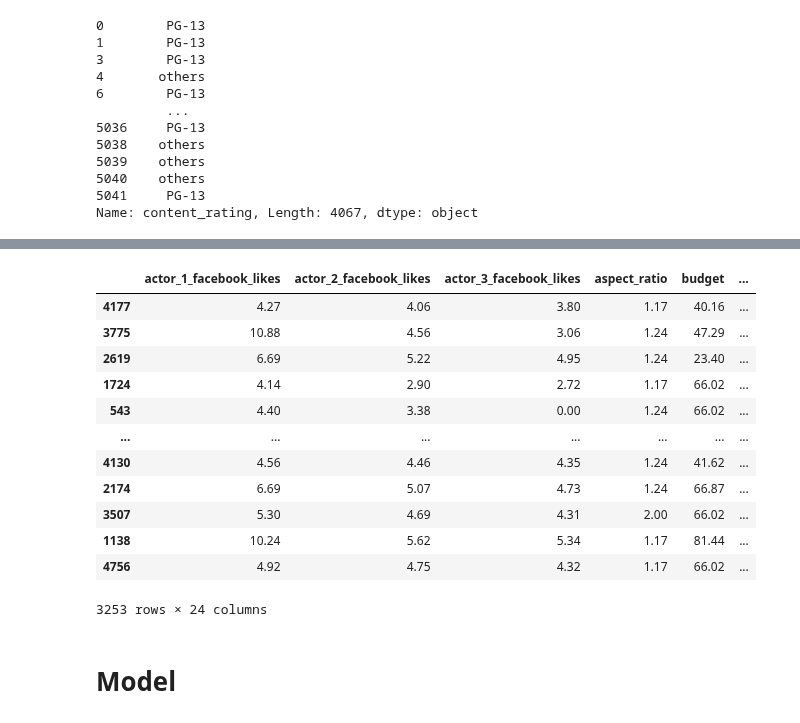
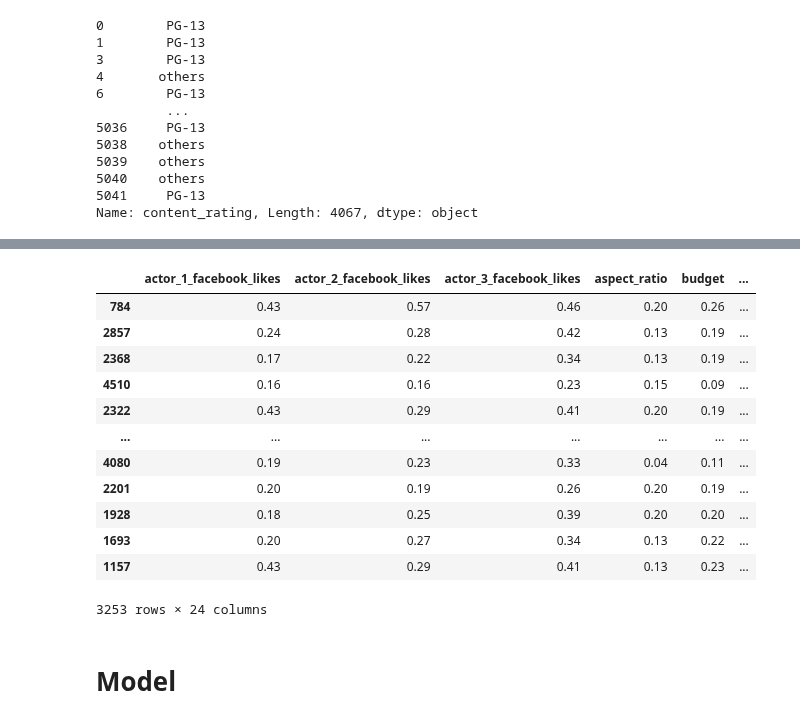
Before and after one commit to tontan2545/Big-Data-and-Artificial-Intelligence, a Jupyter notebook: W11_SVM/W11_SVM.ipynb, the cells around one changed output, grey strips where cells are left out. Cells and saved outputs as stored; diff of their text form; code cells hidden in the pictures.

```diff
--- a/W11_SVM/W11_SVM.ipynb
+++ b/W11_SVM/W11_SVM.ipynb
@@ -202,3 +203,10 @@ num_user_for_reviews         0
 num_voted_users              0
 title_year                   0
 dtype: int64
+# %%
+numeric_columns = X_train._get_numeric_data().columns
+categorical_columns = set(X_train.columns) - set(numeric_columns)
+scaler = MinMaxScaler()
+X_train_numeric = pd.DataFrame(scaler.fit_transform(X_train[numeric_columns]), columns=numeric_columns, index=X_train.index)
+X_test_numeric = pd.DataFrame(scaler.fit_transform(X_test[numeric_columns]), columns=numeric_columns, index=X_test.index)
+X_test_numeric
@@ -204,0 +227,4 @@ dtype: int64
+# %%
+X_train_scaled = pd.concat([X_train_numeric, X_train[categorical_columns]], axis=1)
+X_test_scaled = pd.concat([X_test_numeric, X_test[categorical_columns]], axis=1)
+X_test_scaled
@@ -205,27 +245,27 @@ dtype: int64
 # %%
 def one_hot_encode(X):
     X_copy = X.copy()
     cols = X_copy.select_dtypes(include=["object"]).columns
     for col in cols:
         X_copy = pd.concat([X_copy, pd.get_dummies(X_copy[col], prefix=col)], axis=1)
         X_copy.drop(col, axis=1, inplace=True)
     return X_copy
-X_train = one_hot_encode(X_train)
-X_test = one_hot_encode(X_test)
-X_train
+X_train_scaled = one_hot_encode(X_train_scaled)
+X_test_scaled = one_hot_encode(X_test_scaled)
+X_train_scaled
 # %% [output]
 |  | actor_1_facebook_likes | actor_2_facebook_likes | actor_3_facebook_likes | aspect_ratio | budget | ... |
-| 4177 | 4.27 | 4.06 | 3.80 | 1.17 | 40.16 | ... |
-| 3775 | 10.88 | 4.56 | 3.06 | 1.24 | 47.29 | ... |
-| 2619 | 6.69 | 5.22 | 4.95 | 1.24 | 23.40 | ... |
-| 1724 | 4.14 | 2.90 | 2.72 | 1.17 | 66.02 | ... |
-| 543 | 4.40 | 3.38 | 0.00 | 1.24 | 66.02 | ... |
+| 784 | 0.43 | 0.57 | 0.46 | 0.20 | 0.26 | ... |
+| 2857 | 0.24 | 0.28 | 0.42 | 0.13 | 0.19 | ... |
+| 2368 | 0.17 | 0.22 | 0.34 | 0.13 | 0.19 | ... |
+| 4510 | 0.16 | 0.16 | 0.23 | 0.15 | 0.09 | ... |
+| 2322 | 0.43 | 0.29 | 0.41 | 0.20 | 0.19 | ... |
 | ... | ... | ... | ... | ... | ... | ... |
-| 4130 | 4.56 | 4.46 | 4.35 | 1.24 | 41.62 | ... |
-| 2174 | 6.69 | 5.07 | 4.73 | 1.24 | 66.87 | ... |
-| 3507 | 5.30 | 4.69 | 4.31 | 2.00 | 66.02 | ... |
-| 1138 | 10.24 | 5.62 | 5.34 | 1.17 | 81.44 | ... |
-| 4756 | 4.92 | 4.75 | 4.32 | 1.17 | 66.02 | ... |
+| 4080 | 0.19 | 0.23 | 0.33 | 0.04 | 0.11 | ... |
+| 2201 | 0.20 | 0.19 | 0.26 | 0.20 | 0.19 | ... |
+| 1928 | 0.18 | 0.25 | 0.39 | 0.20 | 0.20 | ... |
+| 1693 | 0.20 | 0.27 | 0.34 | 0.13 | 0.22 | ... |
+| 1157 | 0.43 | 0.29 | 0.41 | 0.13 | 0.23 | ... |
 3253 rows × 24 columns
 # %% [markdown]
 # Model
```
Also changed, not shown: parts of 22 cells of this notebook.
